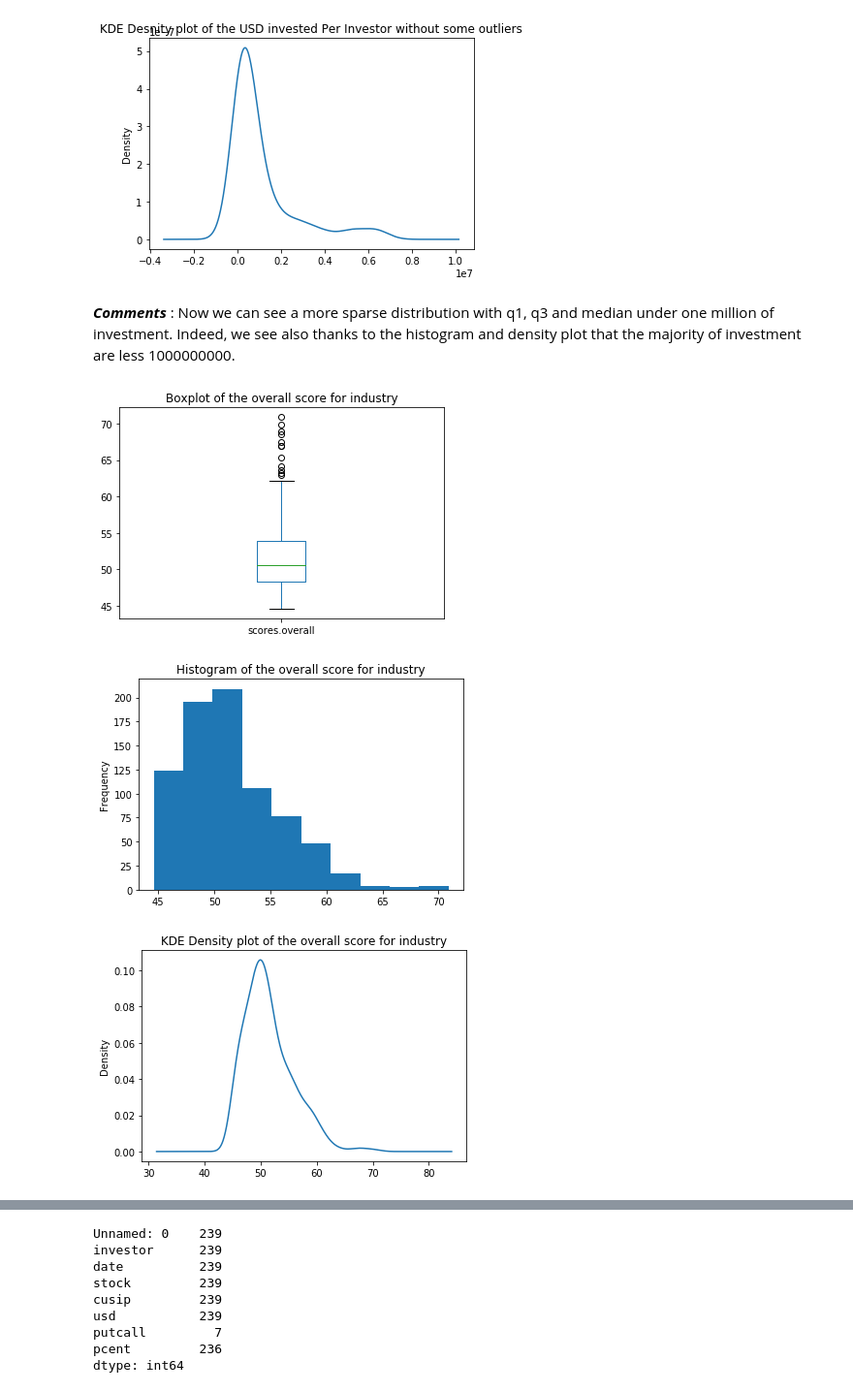
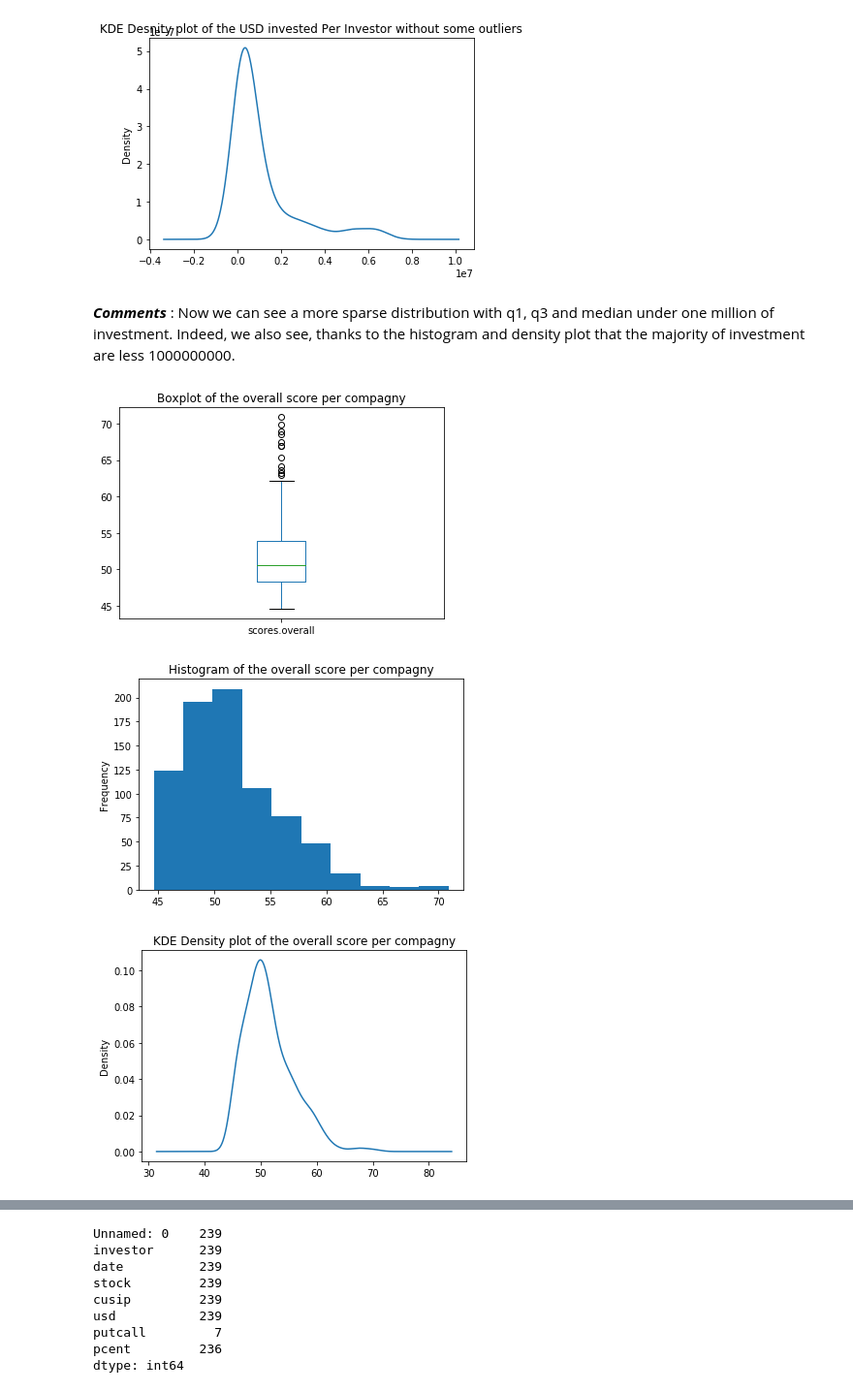
Before and after one commit to dcleres/investing_for_social_good, a Jupyter notebook: milestone_2_notebook.ipynb, the cells around one changed output, grey strips where cells are left out. Shown at 97% size. Drawn from its saved outputs; the diff is of its cells as text; code cells hidden in the pictures.

```diff
--- a/milestone_2_notebook.ipynb
+++ b/milestone_2_notebook.ipynb
@@ -146,20 +146,20 @@ The data point is considered as being an outlier if it is outside of this interv
 [figure]
 # %% [markdown]
 ***Comments*** :
-Now we can see a more sparse distribution with q1, q3 and median under one million of investment. Indeed, we see also thanks to the histogram and density plot that the majority of investment are less 1000000000.
+Now we can see a more sparse distribution with q1, q3 and median under one million of investment. Indeed, we also see, thanks to the histogram and density plot that the majority of investment are less 1000000000.
 # %%
 jc_companies_df = pd.read_csv(data_folder + "jc_companies.csv")
 jc_companies_df['scores.overall'].plot.box()
-plt.title('Boxplot of the overall score for industry')
+plt.title('Boxplot of the overall score per compagny')
 plt.show()
 jc_companies_df['scores.overall'].plot.hist()
-plt.title('Histogram of the overall score for industry')
+plt.title('Histogram of the overall score per compagny')
 plt.show()
 jc_companies_df['scores.overall'].plot.kde()
-plt.title('KDE Density plot of the overall score for industry')
+plt.title('KDE Density plot of the overall score per compagny')
 plt.show()
 # %% [output]
-[figure, old version]
+[figure, new version]
-[figure, old version]
+[figure, new version]
-[figure, old version]
+[figure, new version]
 # %% [markdown]
```
Also changed, not shown: parts of 13 cells of this notebook.
